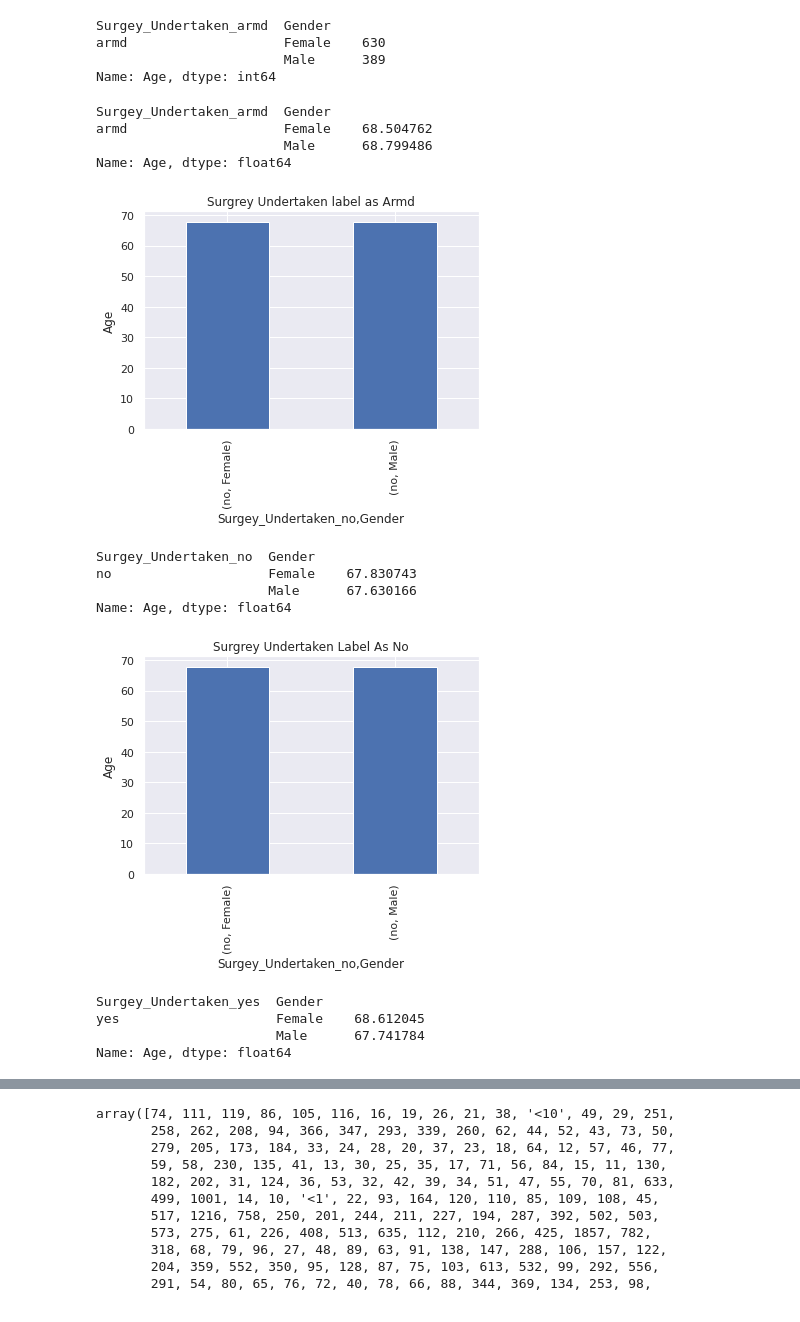
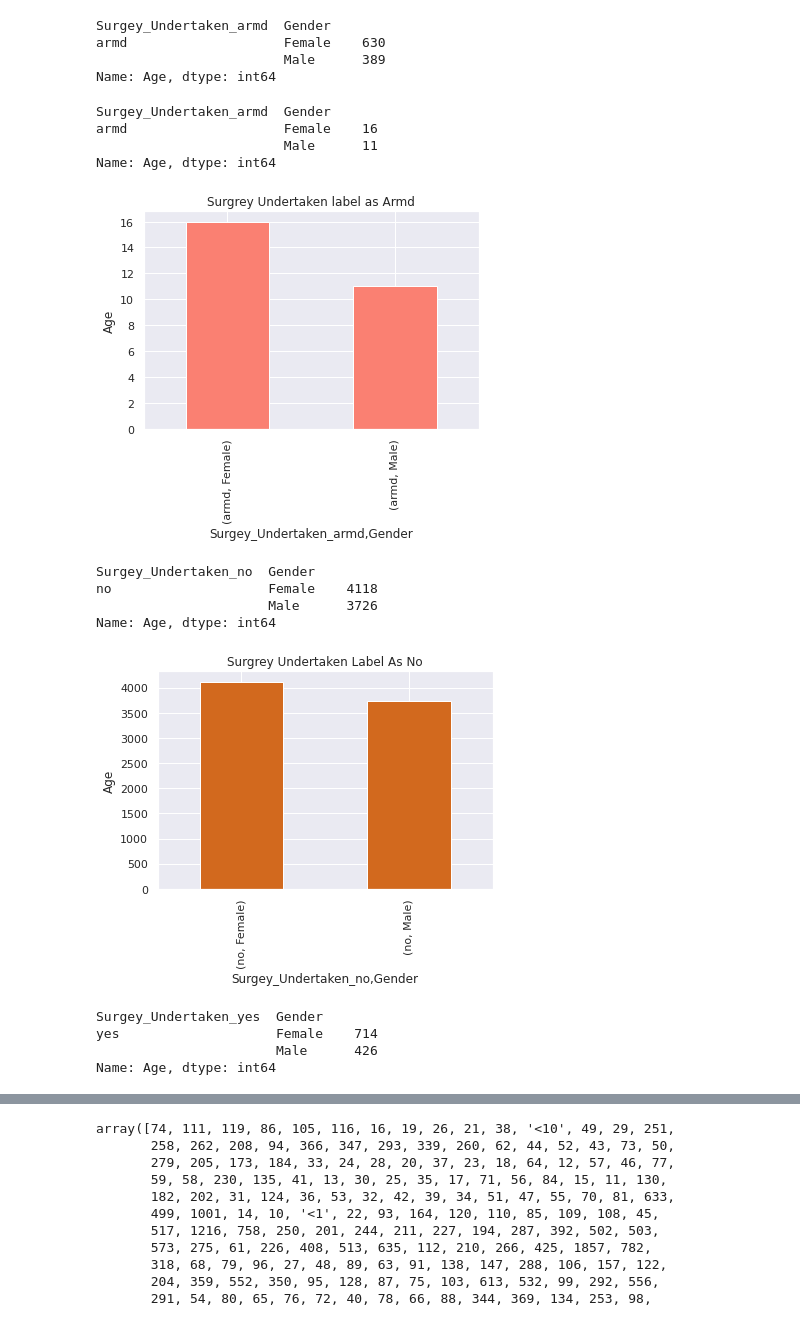
Before and after one commit to Hamza1122/ML-Ass, a Jupyter notebook: Untitled13.ipynb, the cells around one changed output, grey strips where cells are left out. Cells and saved outputs as stored; diff of their text form; code cells hidden in the pictures.

```diff
--- a/Untitled13.ipynb
+++ b/Untitled13.ipynb
@@ -184,43 +184,43 @@ Name: Age, dtype: int64
 
 #No of armd cases mean with respect gender and age
 df['Surgey_Undertaken_armd'] = df['Surgey_Undertaken_armd'].mask(df['Surgey_Undertaken_armd'].ne('armd'))
-temp=df.groupby(["Surgey_Undertaken_armd","Gender"])["Age"].mean()
+temp=(df[df.Age < 40]).groupby(["Surgey_Undertaken_armd","Gender"])["Age"].count()
 print(temp)   #female were affected and male in armd
 # %% [output]
 Surgey_Undertaken_armd  Gender
-armd                    Female    68.504762
-                        Male      68.799486
-Name: Age, dtype: float64
+armd                    Female    16
+                        Male      11
+Name: Age, dtype: int64
 # %%
-temp.plot(kind ='bar' , title ='Surgrey Undertaken label as Armd')
+temp.plot(kind ='bar' , title ='Surgrey Undertaken label as Armd', color="salmon")
 plt.ylabel('Age')
 plt.show()
 # %% [output]
-[figure, old version]
+[figure, new version]
 # %%
 #No of "No" cases mean with respect gender and age
 df['Surgey_Undertaken_no'] = df['Surgey_Undertaken_no'].mask(df['Surgey_Undertaken_no'].ne('no'))
-temp=df.groupby(["Surgey_Undertaken_no","Gender"])["Age"].mean()#female were affected and male in armd
+temp=df.groupby(["Surgey_Undertaken_no","Gender"])["Age"].count()#female were affected and male in armd
 print(temp)
 # %% [output]
 Surgey_Undertaken_no  Gender
-no                    Female    67.830743
-                      Male      67.630166
-Name: Age, dtype: float64
+no                    Female    4118
+                      Male      3726
+Name: Age, dtype: int64
 # %%
-temp.plot(kind ='bar' , title ='Surgrey Undertaken Label As No')
+temp.plot(kind ='bar' , title ='Surgrey Undertaken Label As No',color="chocolate")
 plt.ylabel('Age')
 plt.show()
 # %% [output]
-[figure, old version]
+[figure, new version]
 # %%
 #No of "Yes" cases mean with respect gender and age
 df['Surgey_Undertaken_yes'] = df['Surgey_Undertaken_yes'].mask(df['Surgey_Undertaken_yes'].ne('yes'))
-temp=df.groupby(["Surgey_Undertaken_yes","Gender"])["Age"].mean()  #female were affected and male in armd
+temp=df.groupby(["Surgey_Undertaken_yes","Gender"])["Age"].count()  #female were affected and male in armd
 print(temp)
 # %% [output]
 Surgey_Undertaken_yes  Gender
-yes                    Female    68.612045
-                       Male      67.741784
-Name: Age, dtype: float64
+yes                    Female    714
+                       Male      426
+Name: Age, dtype: int64
 # %%
```
Also changed, not shown: parts of 14 cells of this notebook.
